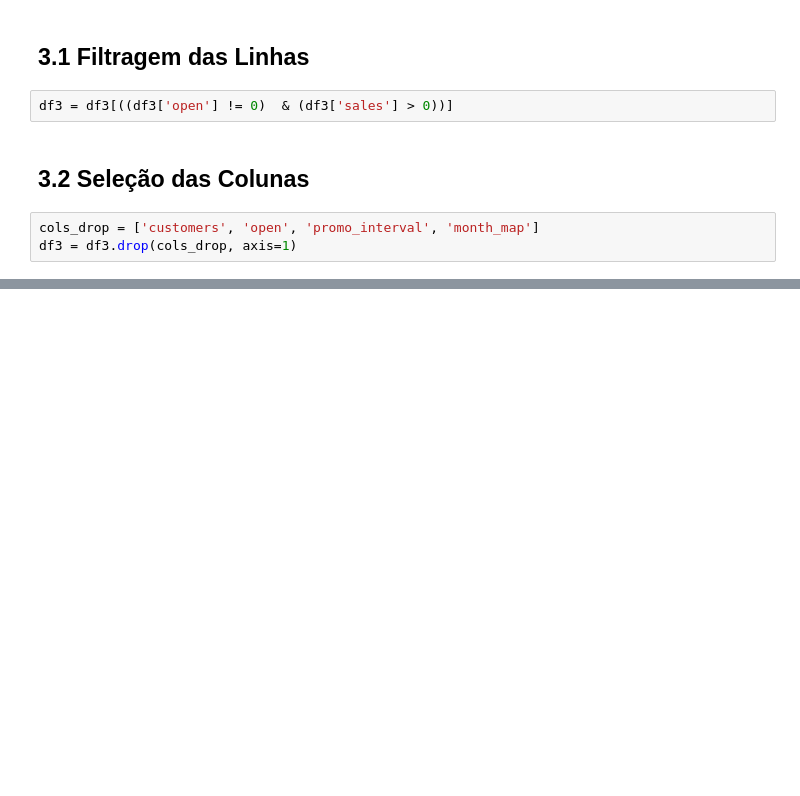
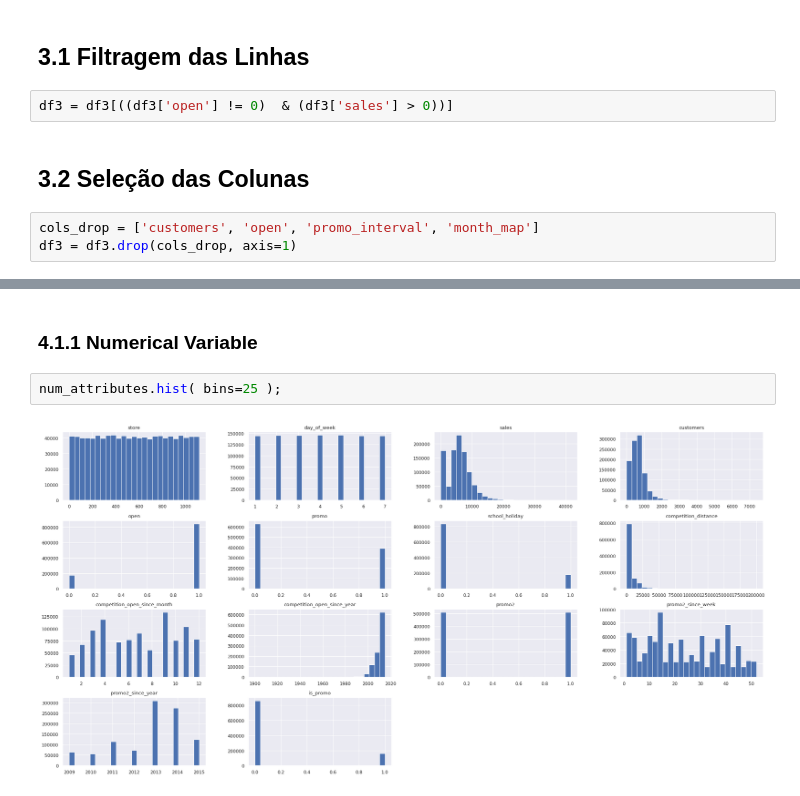
Before and after one commit to GabrielFigueiredoDS/DataScience_em_Producao, a Jupyter notebook: projeto_rossman.ipynb, the cells around one changed output, grey strips where cells are left out. Drawn from its saved outputs; the diff is of its cells as text; blank space fills up the shorter version.

```diff
--- a/projeto_rossman.ipynb
+++ b/projeto_rossman.ipynb
@@ -286,0 +359,6 @@ df3 = df3.drop(cols_drop, axis=1)
+# %% [markdown]
+### 4.1.1 Numerical Variable
+# %%
+num_attributes.hist( bins=25 );
+# %% [output]
+[figure, added]
```
Also changed, not shown: parts of 28 cells of this notebook.
